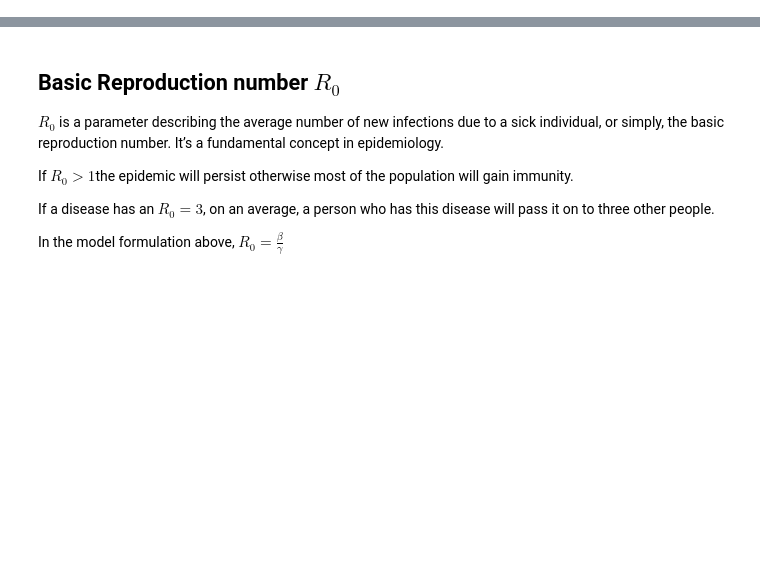
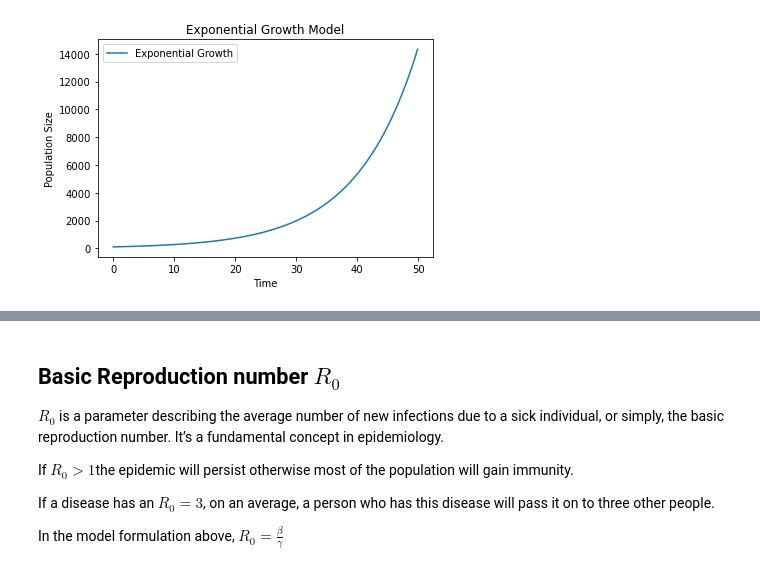
Before and after one commit to ThomasGregory/pycon-maths_in_motion, a Jupyter notebook: mathematical_biology.ipynb, the cells around one changed output, grey strips where cells are left out. Saved outputs shown, nothing was run; the diff lists cells and outputs as text; code cells hidden in the pictures; blank space fills up the shorter version.

Commit message:
updated mbio with exponentials and logistics

```diff
--- a/mathematical_biology.ipynb
+++ b/mathematical_biology.ipynb
@@ -23,0 +30,29 @@ from scipy import integrate
+# %%
+def exponential_growth_fd(N0, r, dt, t_end):
+    t = np.arange(0, t_end, dt)
+    N = np.zeros(t.shape)
+    N[0] = N0
+
+    for i in range(1, len(t)):
+        N[i] = N[i-1] + r * N[i-1] * dt #this line is where the magic happens!
+
+    return t, N
+# %%
+# Parameters
+N0 = 100  # Initial population
+r = 0.1   # Growth rate
+dt = 0.1  # Time step
+t_end = 50  # End time
+# %%
+# Solve the differential equation
+t, N = exponential_growth_fd(N0, r, dt, t_end)
+
+# Plot the results
+plt.plot(t, N, label='Exponential Growth')
+plt.xlabel('Time')
+plt.ylabel('Population Size')
+plt.title('Exponential Growth Model')
+plt.legend()
+plt.show()
+# %% [output]
+[figure, added]
```
Also changed, not shown: parts of 18 cells of this notebook.
